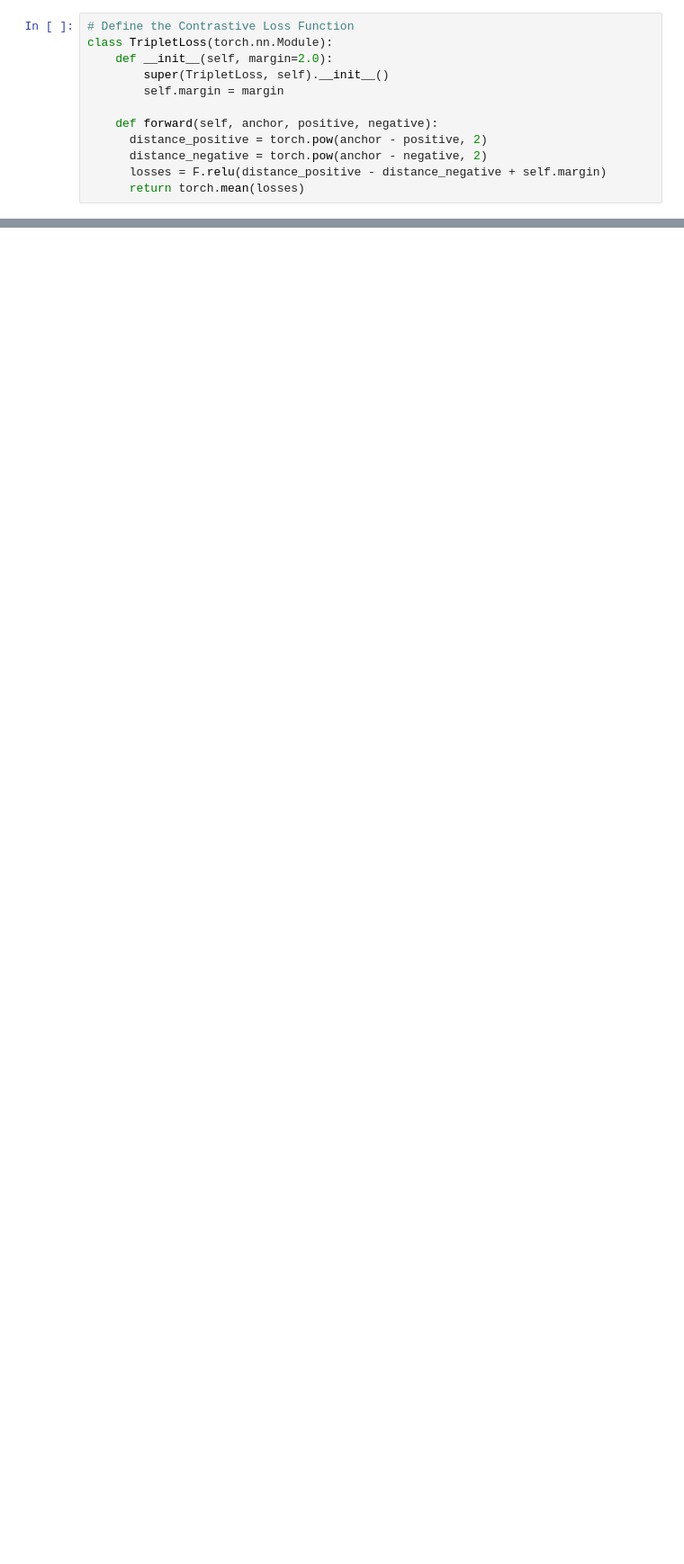
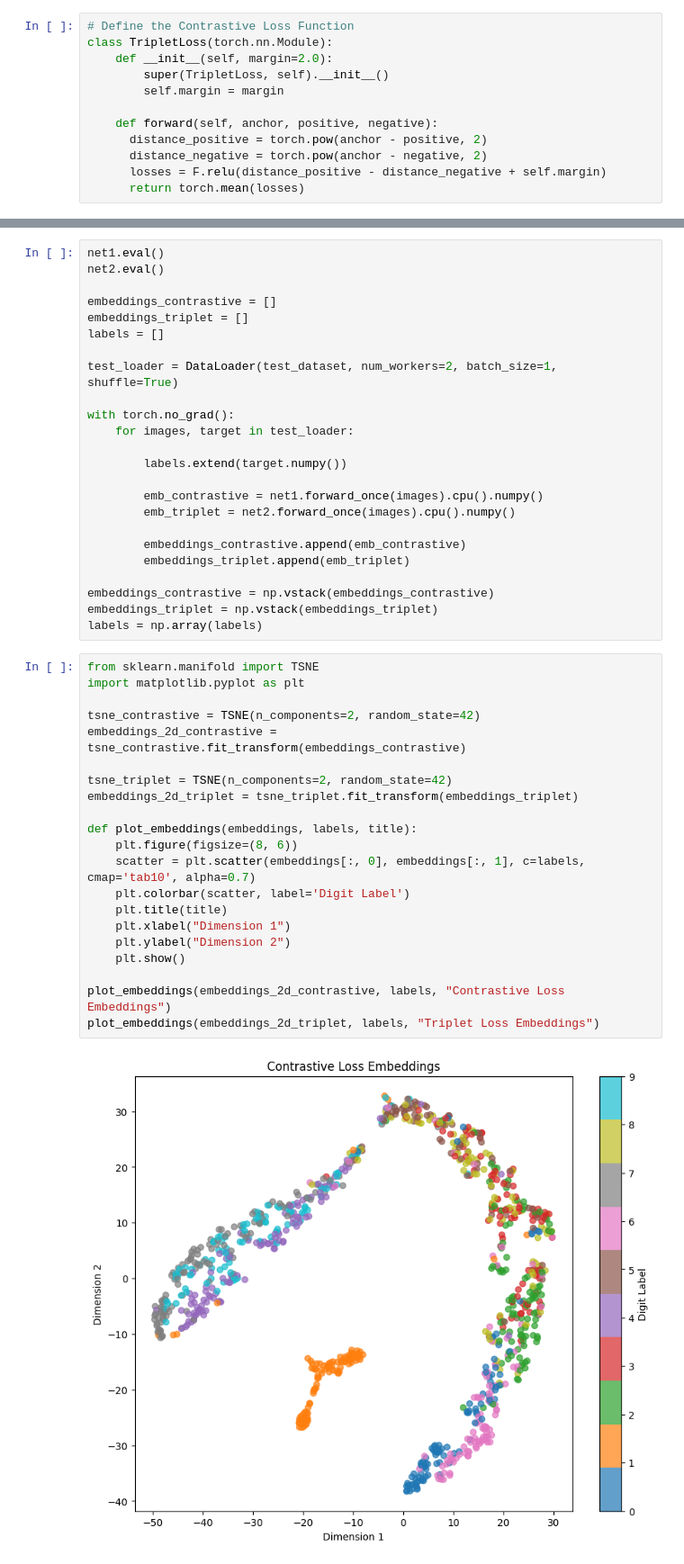
Before and after one commit to PanetoneTryhard/TrabajoVC, a Jupyter notebook: RedSiamesa_PyTorch.ipynb, the cells around one changed output, grey strips where cells are left out. Shown at 90% size. Saved outputs shown, nothing was run; the diff lists cells and outputs as text; blank space fills up the shorter version.

```diff
--- a/RedSiamesa_PyTorch.ipynb
+++ b/RedSiamesa_PyTorch.ipynb
@@ -441,0 +478,47 @@ WARNING:matplotlib.image:Clipping input data to the valid range for imshow with
+# %%
+net1.eval()
+net2.eval()
+
+embeddings_contrastive = []
+embeddings_triplet = []
+labels = []
+
+test_loader = DataLoader(test_dataset, num_workers=2, batch_size=1, shuffle=True)
+
+with torch.no_grad():
+    for images, target in test_loader:
+
+        labels.extend(target.numpy())
+
+        emb_contrastive = net1.forward_once(images).cpu().numpy()
+        emb_triplet = net2.forward_once(images).cpu().numpy()
+
+        embeddings_contrastive.append(emb_contrastive)
+        embeddings_triplet.append(emb_triplet)
+
+embeddings_contrastive = np.vstack(embeddings_contrastive)
+embeddings_triplet = np.vstack(embeddings_triplet)
+labels = np.array(labels)
+# %%
+from sklearn.manifold import TSNE
+import matplotlib.pyplot as plt
+
+tsne_contrastive = TSNE(n_components=2, random_state=42)
+embeddings_2d_contrastive = tsne_contrastive.fit_transform(embeddings_contrastive)
+
+tsne_triplet = TSNE(n_components=2, random_state=42)
+embeddings_2d_triplet = tsne_triplet.fit_transform(embeddings_triplet)
+
+def plot_embeddings(embeddings, labels, title):
+    plt.figure(figsize=(8, 6))
+    scatter = plt.scatter(embeddings[:, 0], embeddings[:, 1], c=labels, cmap='tab10', alpha=0.7)
+    plt.colorbar(scatter, label='Digit Label')
+    plt.title(title)
+    plt.xlabel("Dimension 1")
+    plt.ylabel("Dimension 2")
+    plt.show()
+
+plot_embeddings(embeddings_2d_contrastive, labels, "Contrastive Loss Embeddings")
+plot_embeddings(embeddings_2d_triplet, labels, "Triplet Loss Embeddings")
+# %% [output]
+[figure, added]
```
Also changed, not shown: parts of 19 cells of this notebook.
